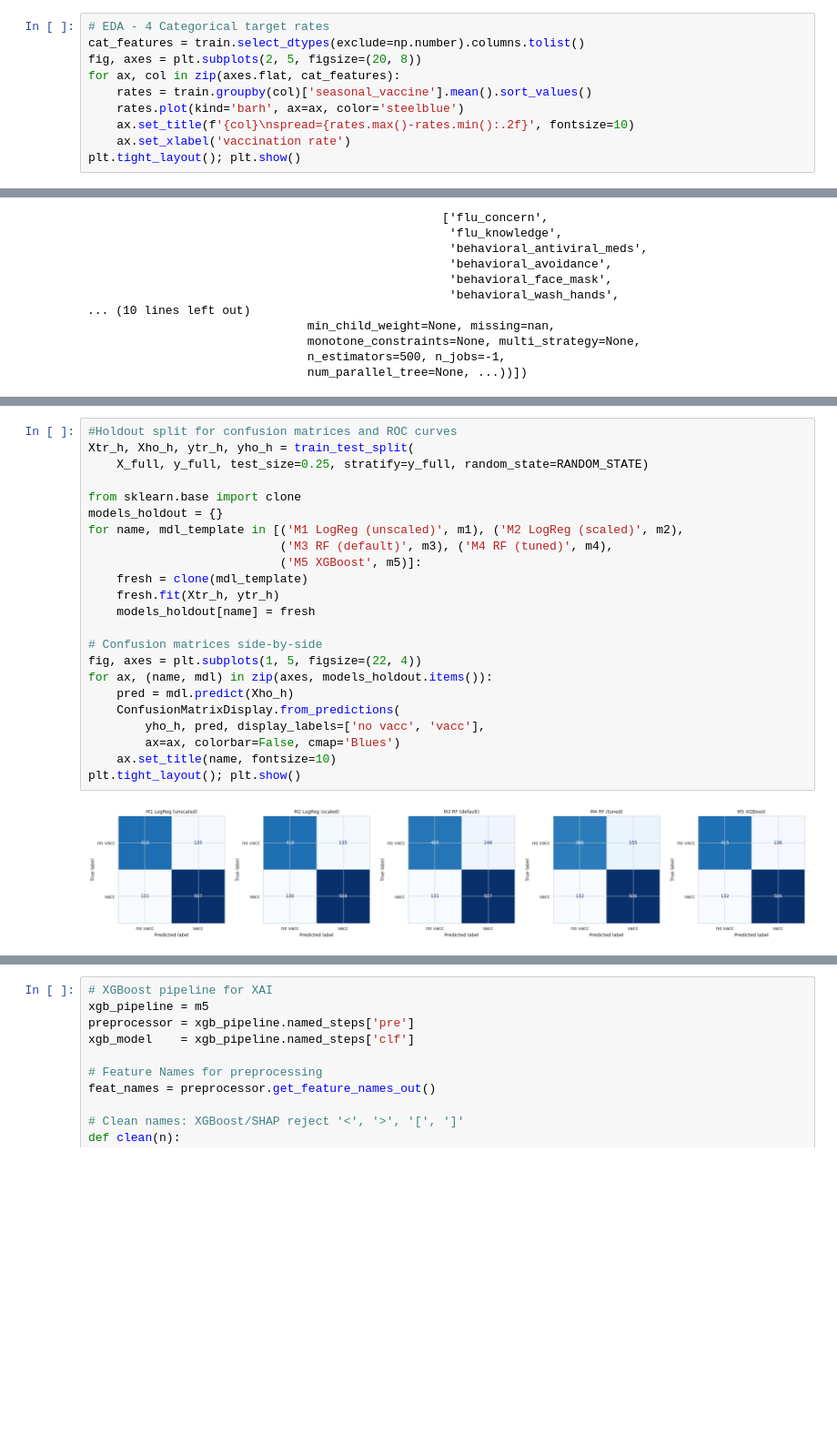
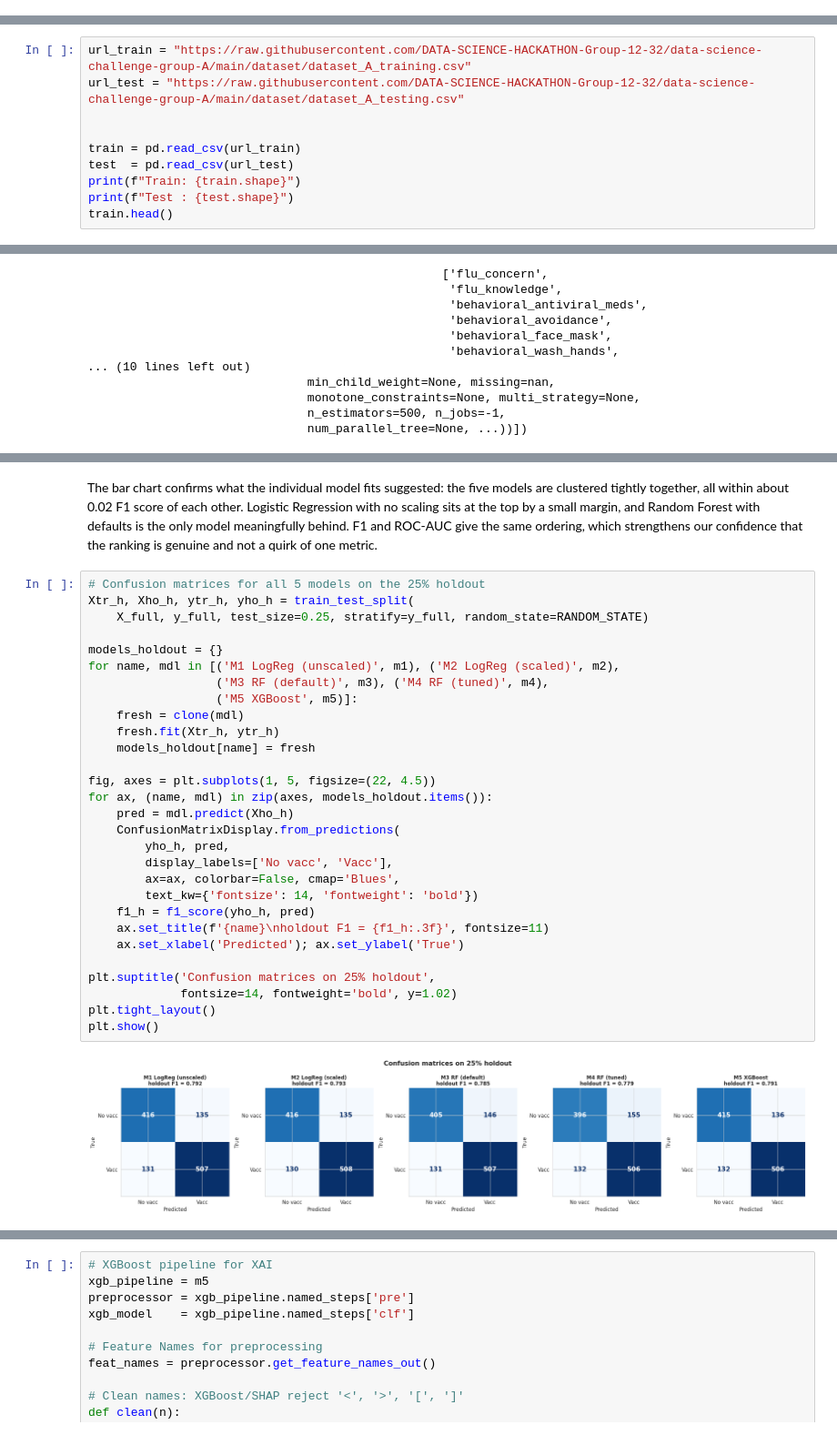
Before and after one commit to DATA-SCIENCE-HACKATHON-Group-12-32/data-science-challenge-group-A, a Jupyter notebook: dsc_main_group_A.ipynb, the cells around one changed output, grey strips where cells are left out. Shown at 91% size. Cells and saved outputs as stored; diff of their text form; blank space fills up the shorter version.

```diff
--- a/dsc_main_group_A.ipynb
+++ b/dsc_main_group_A.ipynb
@@ -119,10 +4,0 @@ opinion_seas_risk              0.393
-# %%
-# EDA - 4 Categorical target rates
-cat_features = train.select_dtypes(exclude=np.number).columns.tolist()
-fig, axes = plt.subplots(2, 5, figsize=(20, 8))
-for ax, col in zip(axes.flat, cat_features):
-    rates = train.groupby(col)['seasonal_vaccine'].mean().sort_values()
-    rates.plot(kind='barh', ax=ax, color='steelblue')
-    ax.set_title(f'{col}\nspread={rates.max()-rates.min():.2f}', fontsize=10)
-    ax.set_xlabel('vaccination rate')
-plt.tight_layout(); plt.show()
@@ -283,0 +72,10 @@ PCA benchmark (different n_components, applied after StandardScaler):
+# %%
+url_train = "https://raw.githubusercontent.com/DATA-SCIENCE-HACKATHON-Group-12-32/data-science-challenge-group-A/main/dataset/dataset_A_training.csv"
+url_test = "https://raw.githubusercontent.com/DATA-SCIENCE-HACKATHON-Group-12-32/data-science-challenge-group-A/main/dataset/dataset_A_testing.csv"
+
+
+train = pd.read_csv(url_train)
+test  = pd.read_csv(url_test)
+print(f"Train: {train.shape}")
+print(f"Test : {test.shape}")
+train.head()
@@ -482,25 +632,33 @@ M3 RF (default)                            0.8383  0.0037  0.7822    0.7664
+# %% [markdown]
+The bar chart confirms what the individual model fits suggested: the five models are clustered tightly together, all within about 0.02 F1 score of each other. Logistic Regression with no scaling sits at the top by a small margin, and Random Forest with defaults is the only model meaningfully behind. F1 and ROC-AUC give the same ordering, which strengthens our confidence that the ranking is genuine and not a quirk of one metric.
 # %%
-#Holdout split for confusion matrices and ROC curves
+# Confusion matrices for all 5 models on the 25% holdout
 Xtr_h, Xho_h, ytr_h, yho_h = train_test_split(
     X_full, y_full, test_size=0.25, stratify=y_full, random_state=RANDOM_STATE)
 
-from sklearn.base import clone
 models_holdout = {}
-for name, mdl_template in [('M1 LogReg (unscaled)', m1), ('M2 LogReg (scaled)', m2),
-                           ('M3 RF (default)', m3), ('M4 RF (tuned)', m4),
-                           ('M5 XGBoost', m5)]:
-    fresh = clone(mdl_template)
+for name, mdl in [('M1 LogReg (unscaled)', m1), ('M2 LogReg (scaled)', m2),
+                  ('M3 RF (default)', m3), ('M4 RF (tuned)', m4),
+                  ('M5 XGBoost', m5)]:
+    fresh = clone(mdl)
     fresh.fit(Xtr_h, ytr_h)
     models_holdout[name] = fresh
 
-# Confusion matrices side-by-side
-fig, axes = plt.subplots(1, 5, figsize=(22, 4))
+fig, axes = plt.subplots(1, 5, figsize=(22, 4.5))
 for ax, (name, mdl) in zip(axes, models_holdout.items()):
     pred = mdl.predict(Xho_h)
     ConfusionMatrixDisplay.from_predictions(
-        yho_h, pred, display_labels=['no vacc', 'vacc'],
-        ax=ax, colorbar=False, cmap='Blues')
-    ax.set_title(name, fontsize=10)
-plt.tight_layout(); plt.show()
+        yho_h, pred,
+        display_labels=['No vacc', 'Vacc'],
+        ax=ax, colorbar=False, cmap='Blues',
+        text_kw={'fontsize': 14, 'fontweight': 'bold'})
+    f1_h = f1_score(yho_h, pred)
+    ax.set_title(f'{name}\nholdout F1 = {f1_h:.3f}', fontsize=11)
+    ax.set_xlabel('Predicted'); ax.set_ylabel('True')
+
+plt.suptitle('Confusion matrices on 25% holdout',
+             fontsize=14, fontweight='bold', y=1.02)
+plt.tight_layout()
+plt.show()
 # %% [output]
-[figure, old version]
+[figure, new version]
```
Also changed, not shown: parts of 81 cells of this notebook.
